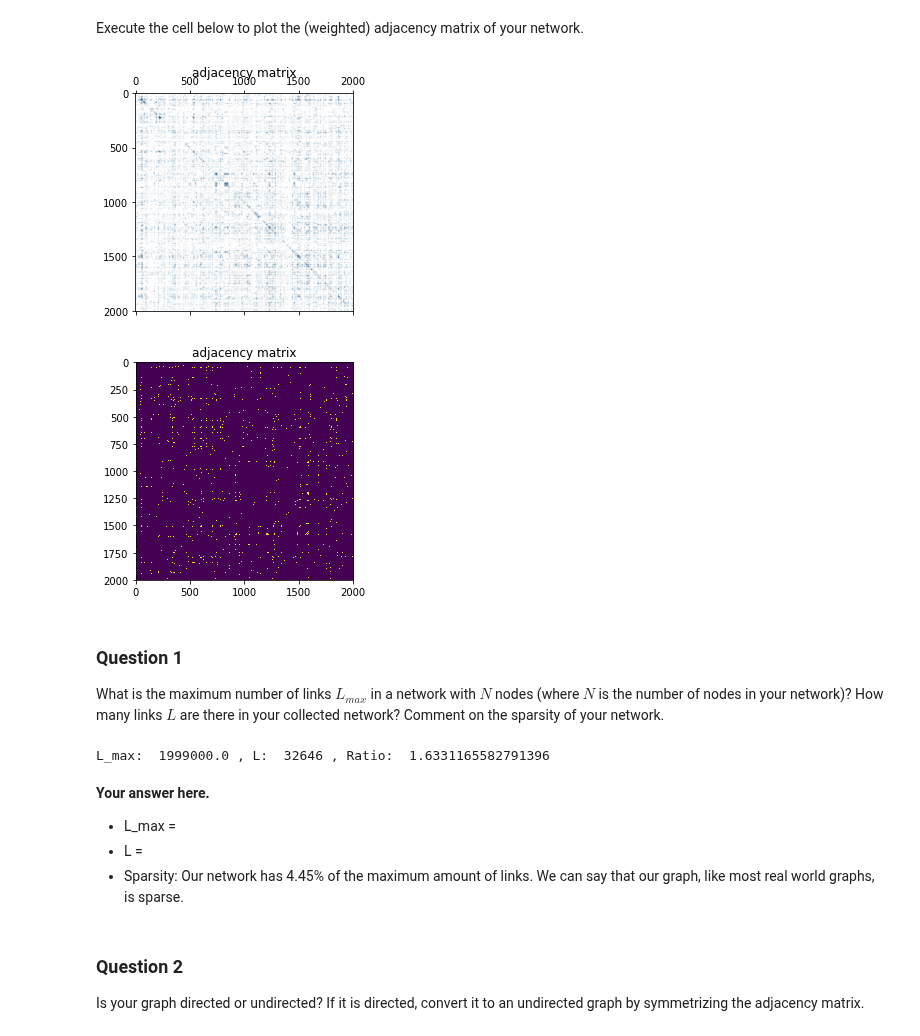
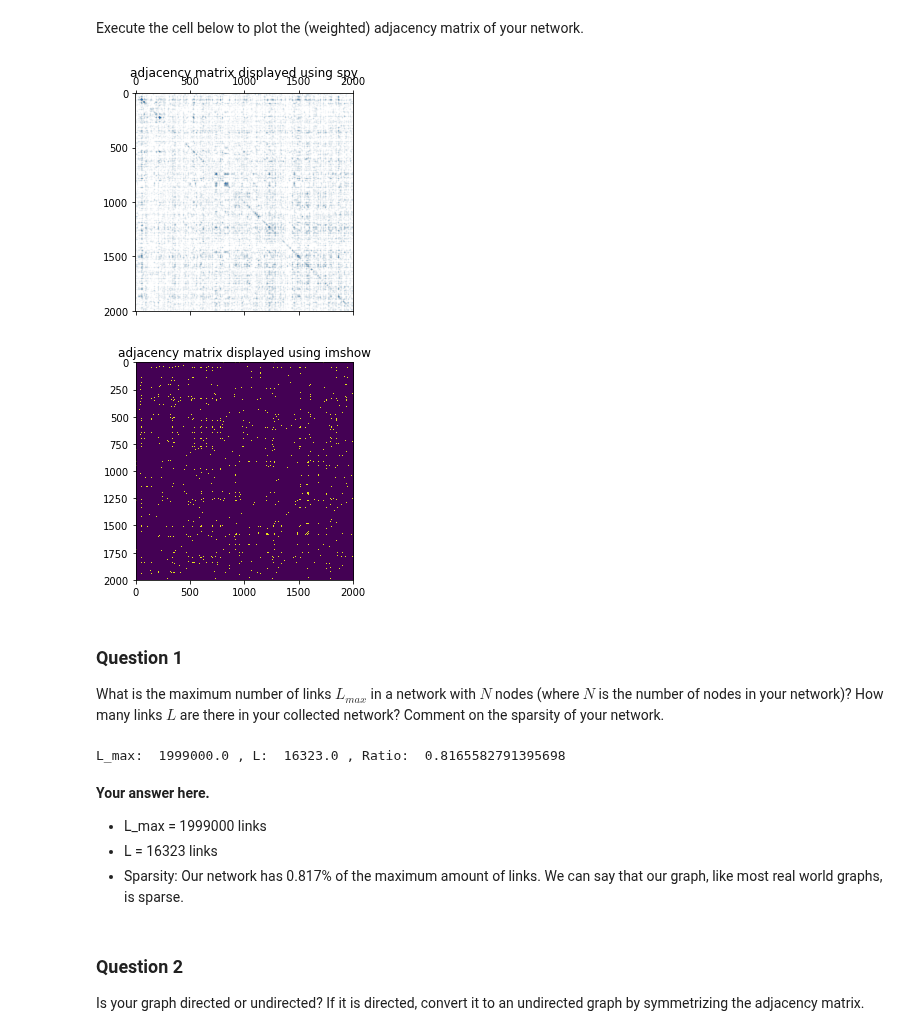
Before and after one commit to senakicir/ntds_project, a Jupyter notebook: 1_network_properties.ipynb, the cells around one changed output. Cells and saved outputs as stored; diff of their text form; code cells hidden in the pictures.

```diff
--- a/1_network_properties.ipynb
+++ b/1_network_properties.ipynb
@@ -143,18 +140,18 @@ Execute the cell below to plot the (weighted) adjacency matrix of your network.
 # %%
 fig = plt.figure()
 plt.spy(adjacency, markersize=0.01)
-plt.title('adjacency matrix')
+plt.title('adjacency matrix displayed using spy')
 plt.show()
 plt.close(fig)
 
 fig = plt.figure()
 plt.imshow(adjacency)
-plt.title('adjacency matrix')
+plt.title('adjacency matrix displayed using imshow')
 plt.show()
 plt.close(fig)
 # %% [output]
-[figure, old version]
+[figure, new version]
-[figure, old version]
+[figure, new version]
 # %% [markdown]
 ### Question 1
 
@@ -165,19 +162,18 @@ What is the maximum number of links $L_{max}$ in a network with $N$ nodes (where
 n_nodes = len(features_part)
 L_max = n_nodes*(n_nodes-1)/2
 
-# The number of links in our current network is the amount of non-zero values in our weights vector.
-L = np.count_nonzero(weights)
+# The number of links in our current network is the amount of non-zero values in our weights vector divided by 2.
+L = np.count_nonzero(weights)/2
 
-#The ratio of L/L_max
 ratio = 100* L/L_max
 print("L_max: ", L_max, ", L: ", L , ", Ratio: ", ratio)
 # %% [output]
-L_max:  1999000.0 , L:  32646 , Ratio:  1.6331165582791396
+L_max:  1999000.0 , L:  16323.0 , Ratio:  0.8165582791395698
 # %% [markdown]
 **Your answer here.**
-* L_max =
-* L =
-* Sparsity: Our network has 4.45% of the maximum amount of links. We can say that our graph, like most real world graphs, is sparse.
+* L_max = 1999000 links
+* L = 16323 links
+* Sparsity: Our network has 0.817% of the maximum amount of links. We can say that our graph, like most real world graphs, is sparse.
 # %% [markdown]
 ### Question 2
 
```
Also changed, not shown: parts of 11 cells of this notebook.
